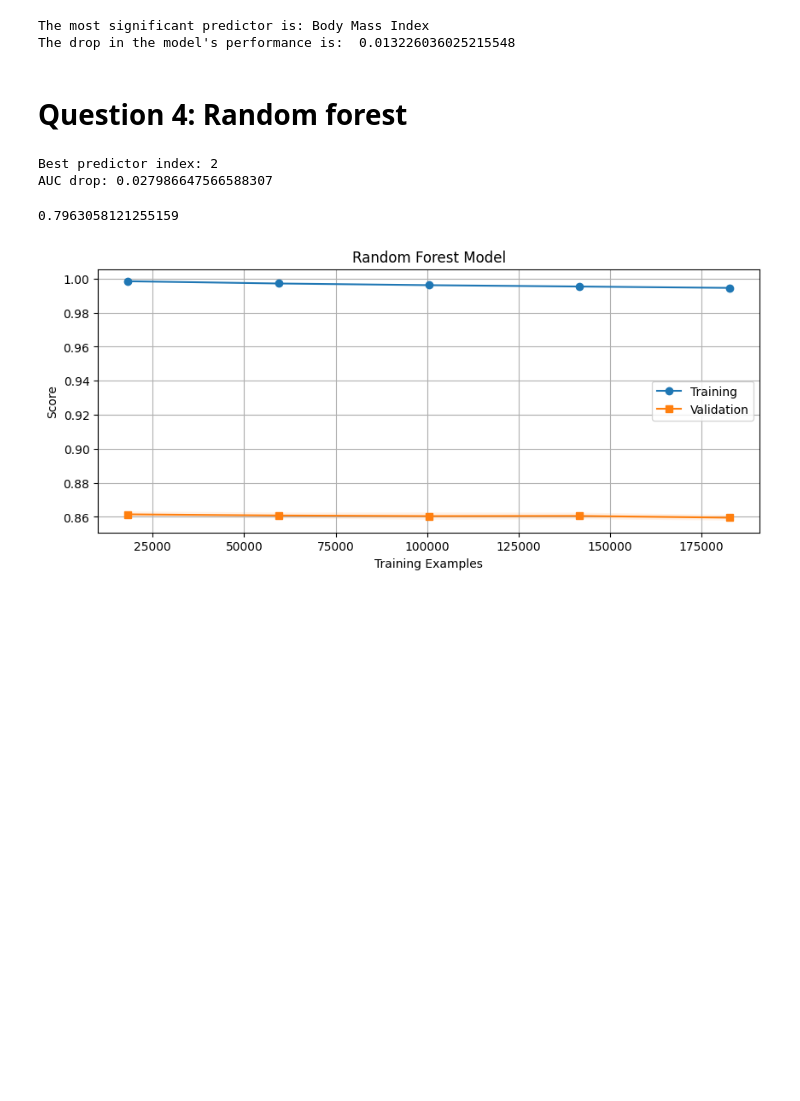
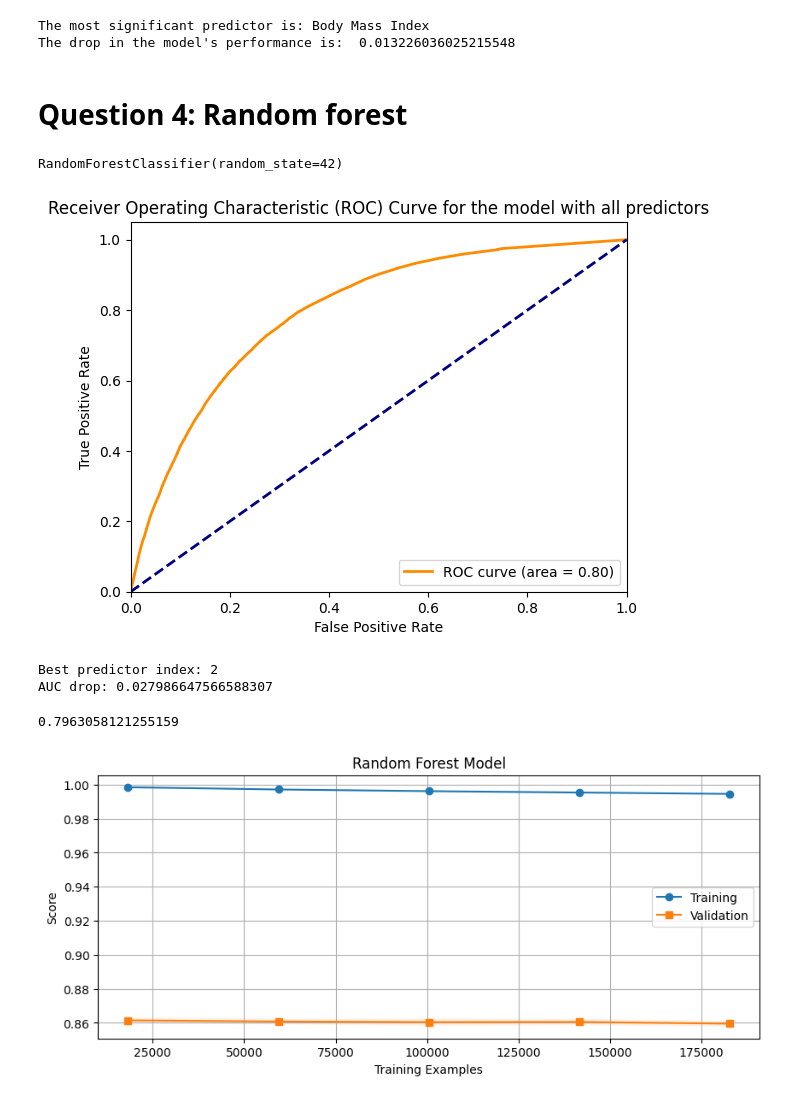
Before and after one commit to whykay-01/machine-learning, a Jupyter notebook: homeworks/hwk3/hwk-working.ipynb, the cells around one changed output. Saved outputs shown, nothing was run; the diff lists cells and outputs as text; code cells hidden in the pictures; blank space fills up the shorter version.

```diff
--- a/homeworks/hwk3/hwk-working.ipynb
+++ b/homeworks/hwk3/hwk-working.ipynb
@@ -502,36 +511,45 @@ from sklearn.ensemble import RandomForestClassifier
 # Train a Random Forest model on the training set
 rf = RandomForestClassifier(random_state=42)
 rf.fit(X_train, y_train)
-
-# Calculate the baseline AUC score
-baseline_auc = roc_auc_score(y_test, rf.predict_proba(X_test)[:, 1])
-
-# Iterate through each predictor
-auc_diffs = []
-for i in range(X.shape[1]):
-    # Remove one predictor
-    X_train_reduced = np.delete(X_train, i, axis=1)
-    X_test_reduced = np.delete(X_test, i, axis=1)
-
-    # Retrain the model on the reduced dataset
-    rf.fit(X_train_reduced, y_train)
-
-    # Calculate the AUC score after removing the predictor
-    auc = roc_auc_score(y_test, rf.predict_proba(X_test_reduced)[:, 1])
-
-    # Compute the difference between baseline AUC and AUC after removing the predictor
-    auc_diff = baseline_auc - auc
-    auc_diffs.append(auc_diff)
-
-# Find the index of the predictor with the largest drop in AUC
-best_predictor_index = np.argmax(auc_diffs)
-best_auc_drop = auc_diffs[best_predictor_index]
-
-print("Best predictor index:", best_predictor_index)
-print("AUC drop:", best_auc_drop)
 # %% [output]
-Best predictor index: 2
-AUC drop: 0.027986647566588307
+RandomForestClassifier(random_state=42)
+# %%
+# Calculate the baseline AUC score
+baseline_auc = roc_auc_score(y_test, rf.predict_proba(X_test)[:, 1])
+
+predicted_probabilities = rf.predict_proba(X_test)[:, 1]
+true_labels = y_test
+
+graph_auc_curve_log_reg(rf, predicted_probabilities, true_labels)
+# %% [output]
+[figure, added]
+# %%
+# Iterate through each predictor
+auc_diffs = []
+for i in range(X.shape[1]):
+    # Remove one predictor
+    X_train_reduced = np.delete(X_train, i, axis=1)
+    X_test_reduced = np.delete(X_test, i, axis=1)
+
+    # Retrain the model on the reduced dataset
+    rf.fit(X_train_reduced, y_train)
+
+    # Calculate the AUC score after removing the predictor
+    auc = roc_auc_score(y_test, rf.predict_proba(X_test_reduced)[:, 1])
+
+    # Compute the difference between baseline AUC and AUC after removing the predictor
+    auc_diff = baseline_auc - auc
+    auc_diffs.append(auc_diff)
+
+# Find the index of the predictor with the largest drop in AUC
+best_predictor_index = np.argmax(auc_diffs)
+best_auc_drop = auc_diffs[best_predictor_index]
+
+print("Best predictor index:", best_predictor_index)
+print("AUC drop:", best_auc_drop)
+# %% [output]
+Best predictor index: 2
+AUC drop: 0.027986647566588307
 # %%
 print(baseline_auc)
 # %% [output]
```
Also changed, not shown: parts of 1 cell of this notebook.
